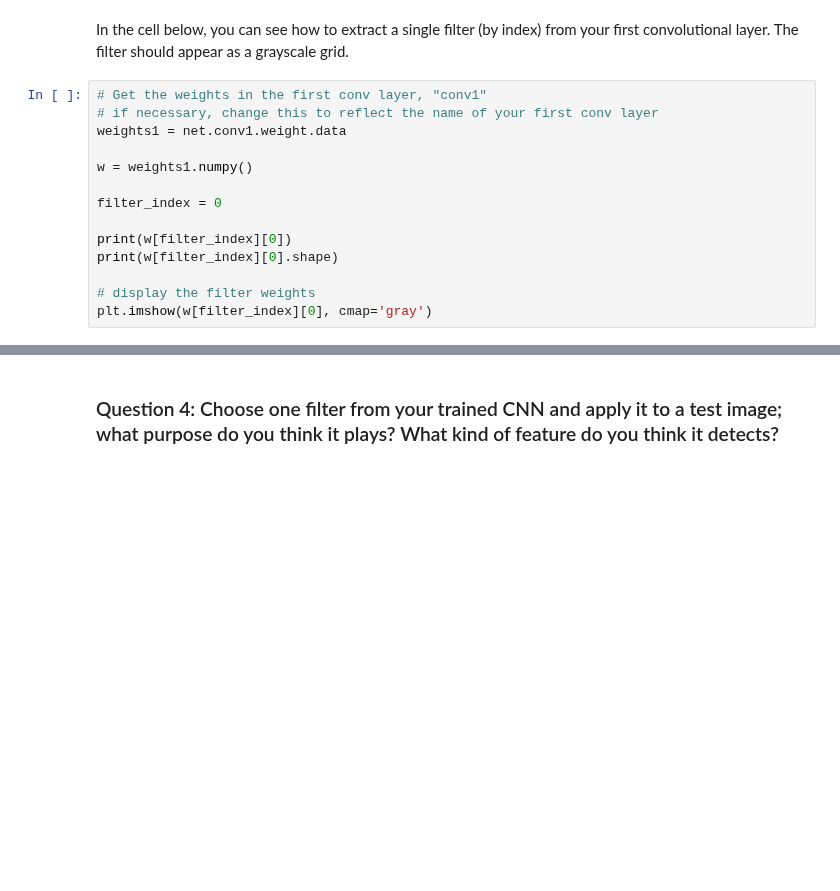
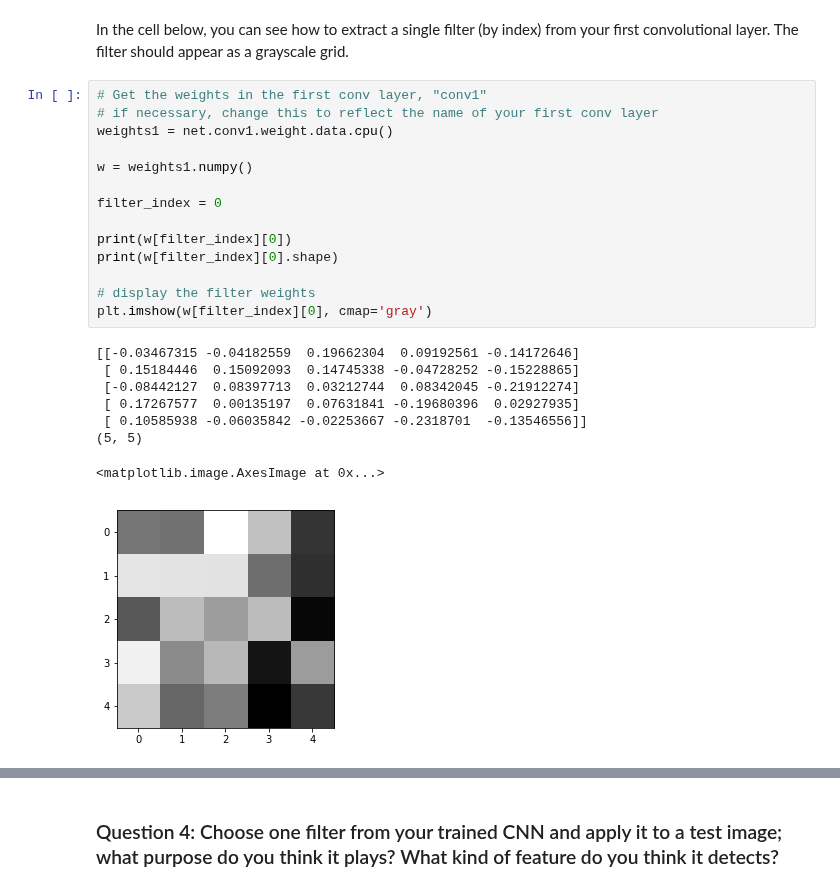
Before and after one commit to JoaoGranja/P1_Facial_Keypoints, a Jupyter notebook: 2. Define the Network Architecture.ipynb, the cells around one changed output, grey strips where cells are left out. Saved outputs shown, nothing was run; the diff lists cells and outputs as text; blank space fills up the shorter version.

```diff
--- a/2. Define the Network Architecture.ipynb
+++ b/2. Define the Network Architecture.ipynb
@@ -504,17 +533,26 @@ In the cell below, you can see how to extract a single filter (by index) from yo
 # %%
 # Get the weights in the first conv layer, "conv1"
 # if necessary, change this to reflect the name of your first conv layer
-weights1 = net.conv1.weight.data
+weights1 = net.conv1.weight.data.cpu()
 
 w = weights1.numpy()
 
 filter_index = 0
 
 print(w[filter_index][0])
 print(w[filter_index][0].shape)
 
 # display the filter weights
 plt.imshow(w[filter_index][0], cmap='gray')
+# %% [output]
+[[-0.03467315 -0.04182559  0.19662304  0.09192561 -0.14172646]
+ [ 0.15184446  0.15092093  0.14745338 -0.04728252 -0.15228865]
+ [-0.08442127  0.08397713  0.03212744  0.08342045 -0.21912274]
+ [ 0.17267577  0.00135197  0.07631841 -0.19680396  0.02927935]
+ [ 0.10585938 -0.06035842 -0.02253667 -0.2318701  -0.13546556]]
+(5, 5)
+<matplotlib.image.AxesImage at 0x...>
+[figure, added]
 # %% [markdown]
 ## Feature maps
 
```
Also changed, not shown: parts of 12 cells of this notebook, 1 other file.
